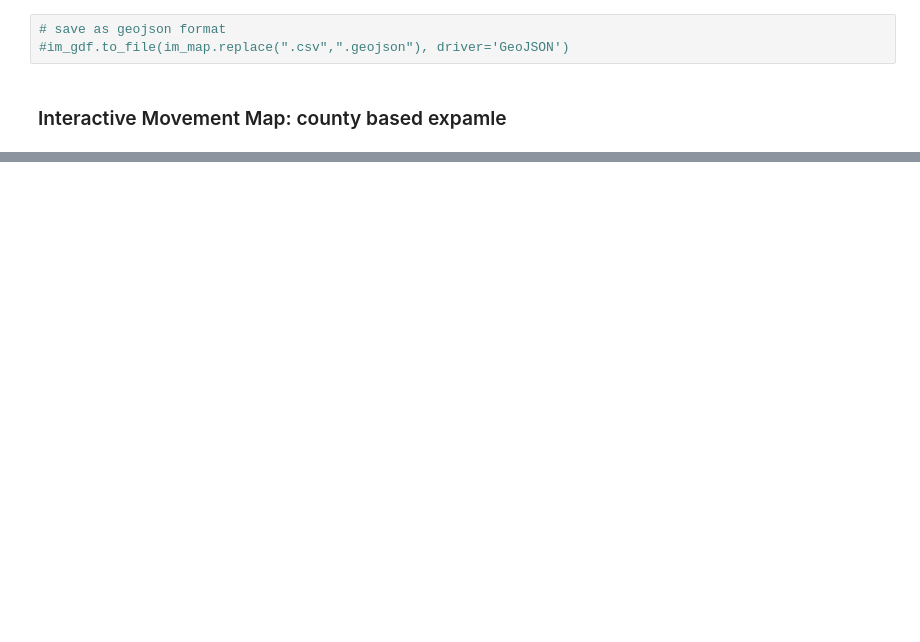
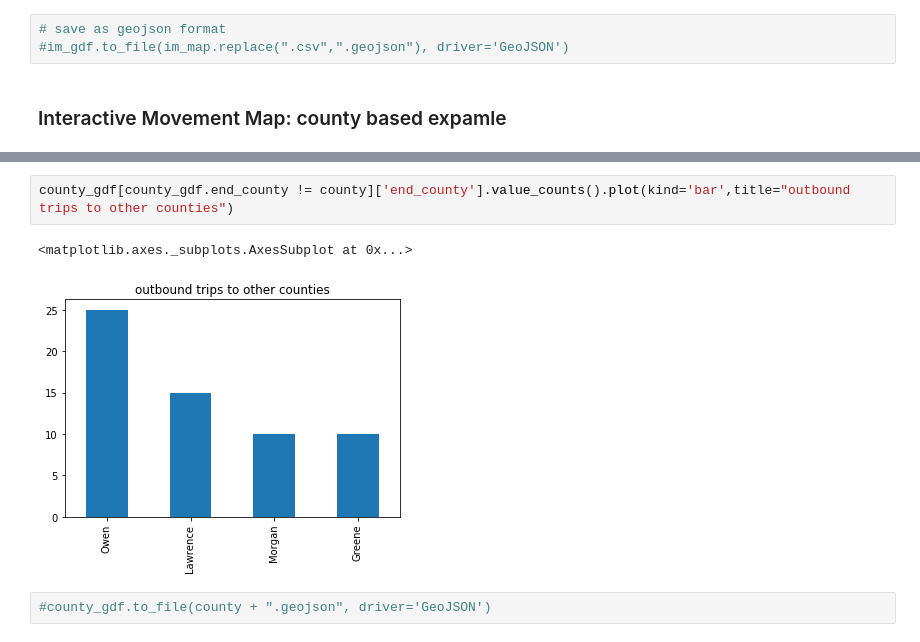
Before and after one commit to webgisdeveloper/SocialMedia_for_DisatarReposonse, a Jupyter notebook: Movements.ipynb, the cells around one changed output, grey strips where cells are left out. Saved outputs shown, nothing was run; the diff lists cells and outputs as text; blank space fills up the shorter version.

```diff
--- a/Movements.ipynb
+++ b/Movements.ipynb
@@ -94,0 +139,7 @@ im_gdf.plot()
+# %%
+county_gdf[county_gdf.end_county != county]['end_county'].value_counts().plot(kind='bar',title="outbound trips to other counties")
+# %% [output]
+<matplotlib.axes._subplots.AxesSubplot at 0x...>
+[figure, added]
+# %%
+#county_gdf.to_file(county + ".geojson", driver='GeoJSON')
```
Also changed, not shown: parts of 9 cells of this notebook.
